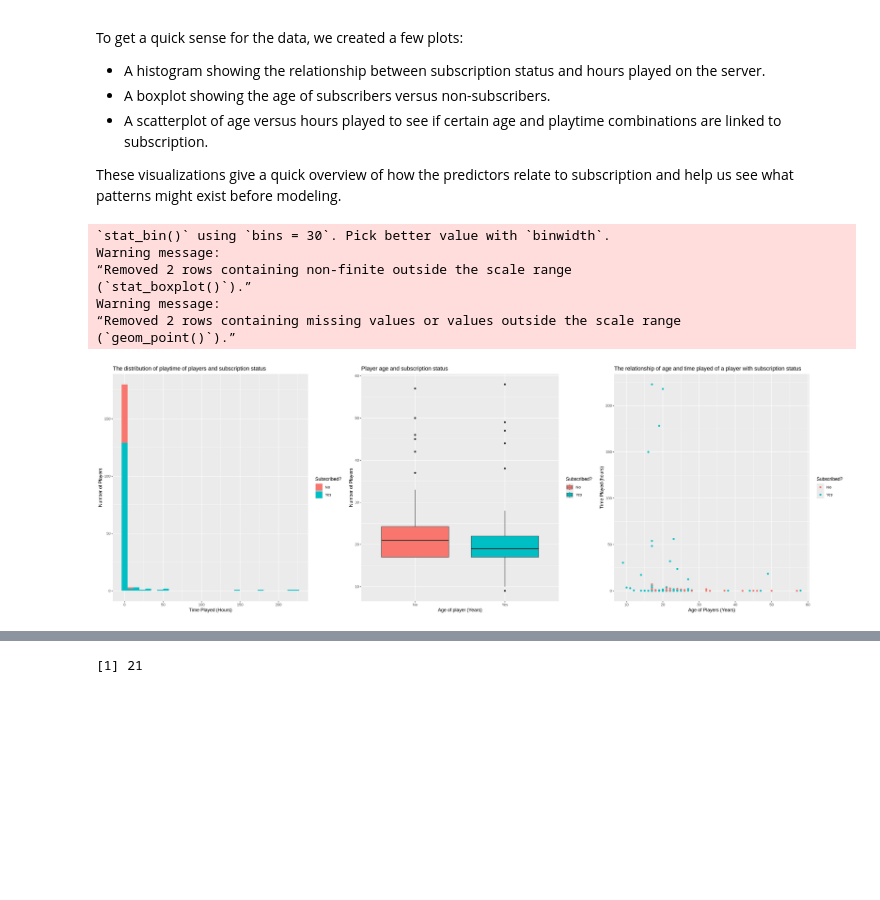
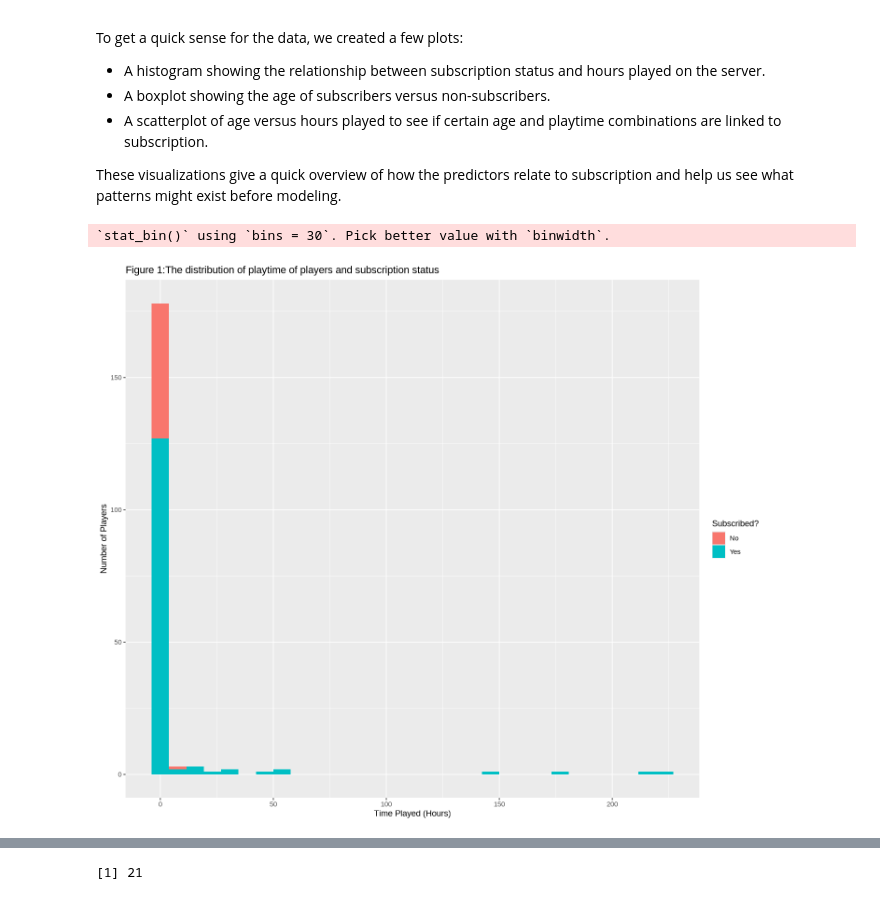
Before and after one commit to RadinAlikhani/DSCI-100-GROUP-PROJECT-REPOSITORY, a Jupyter notebook: Group Project .ipynb, the cells around one changed output, grey strips where cells are left out. Drawn from its saved outputs; the diff is of its cells as text; code cells hidden in the pictures; blank space fills up the shorter version.

Commit message:
Added figure names

```diff
--- a/Group Project .ipynb
+++ b/Group Project .ipynb
@@ -91,7 +91,8 @@ First, we import the players.csv dataset and clean it up. Variables like gender,
 players<-read_csv("https://raw.githubusercontent.com/RadinAlikhani/DSCI-100-GROUP-PROJECT-REPOSITORY/refs/heads/main/players.csv")|>
     mutate(gender=as_factor(gender),experience=as_factor(experience),subscribe=as_factor(subscribe))|>
     mutate(subscribe=fct_recode(subscribe, "Yes" = "TRUE", "No" = "FALSE"))|>
-    select(-name)
+    select(-name)|>
+    drop_na()
 
 players
 # %% [output]
@@ -147,35 +148,19 @@ To get a quick sense for the data, we created a few plots:
 
 These visualizations give a quick overview of how the predictors relate to subscription and help us see what patterns might exist before modeling.
 # %%
+options(repr.plot.width=12,repr.plot.height=10)
 played_time_plot<-players|>
     ggplot(aes(x=played_hours,fill=subscribe))+
     geom_histogram()+
     labs(x="Time Played (Hours)",y="Number of Players",fill="Subscribed?")+
-    ggtitle("The distribution of playtime of players and subscription status")
+    ggtitle("Figure 1:The distribution of playtime of players and subscription status")
+played_time_plot
 
 
-age_plot<-players|>
-    ggplot(aes(y=Age,x
-               =subscribe, fill=subscribe))+
-    geom_boxplot()+
-    labs(x="Age of player (Years)",y="Number of Players",fill="Subscribed?")+
-    ggtitle("Player age and subscription status")
 
 
-age_and_time_plot<-players|>
-    ggplot(aes(x=Age,y=played_hours,color=subscribe))+
-    geom_point()+
-    labs(x="Age of Players (Years)",y="Time Played (hours)",color="Subscribed?")+
-    ggtitle("The relationship of age and time played of a player with subscription status")
 
-options(repr.plot.width=24,repr.plot.height=8)
-plot_grid(played_time_plot,age_plot,age_and_time_plot,ncol=3)
+#plot_grid(played_time_plot,age_plot,age_and_time_plot,ncol=3)
 # %% [output]
 `stat_bin()` using `bins = 30`. Pick better value with `binwidth`.
-Warning message:
-“Removed 2 rows containing non-finite outside the scale range
-(`stat_boxplot()`).”
-Warning message:
-“Removed 2 rows containing missing values or values outside the scale range
-(`geom_point()`).”
-[figure, old version]
+[figure, new version]
```
Also changed, not shown: parts of 11 cells of this notebook.
